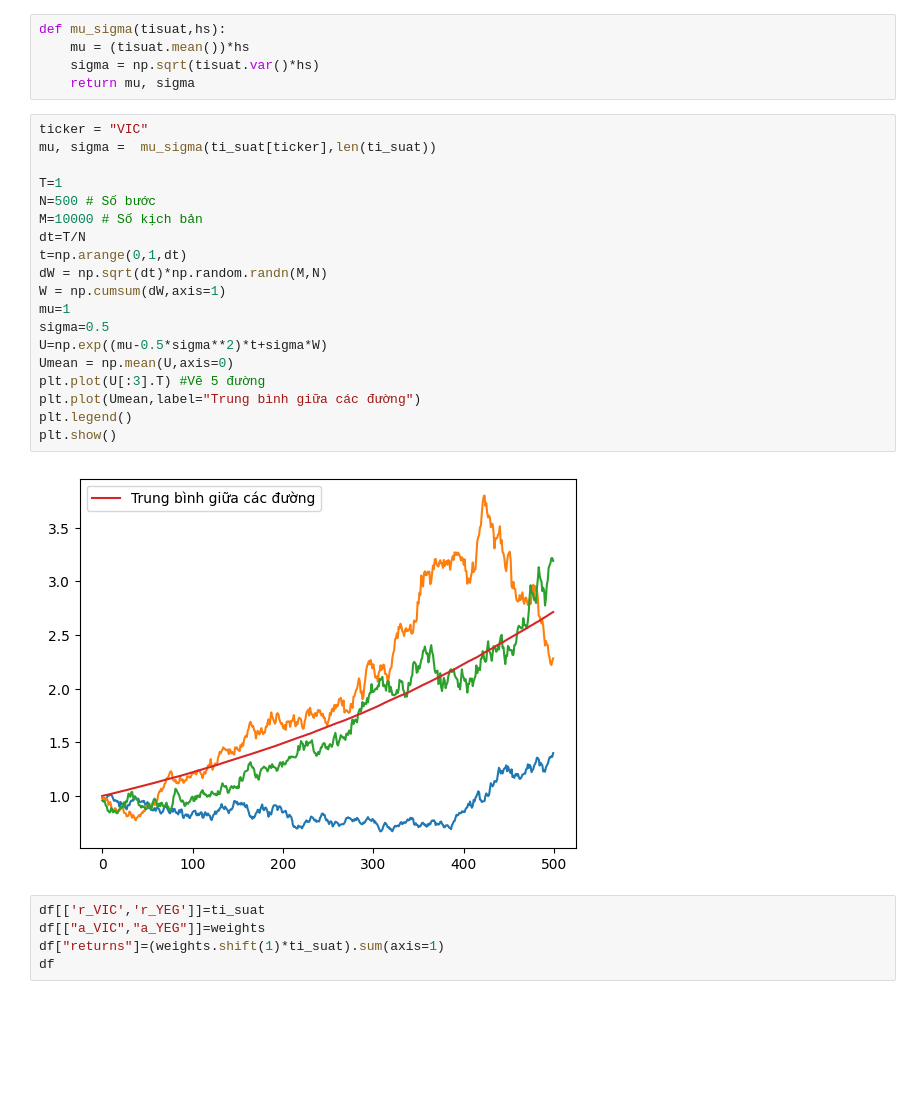
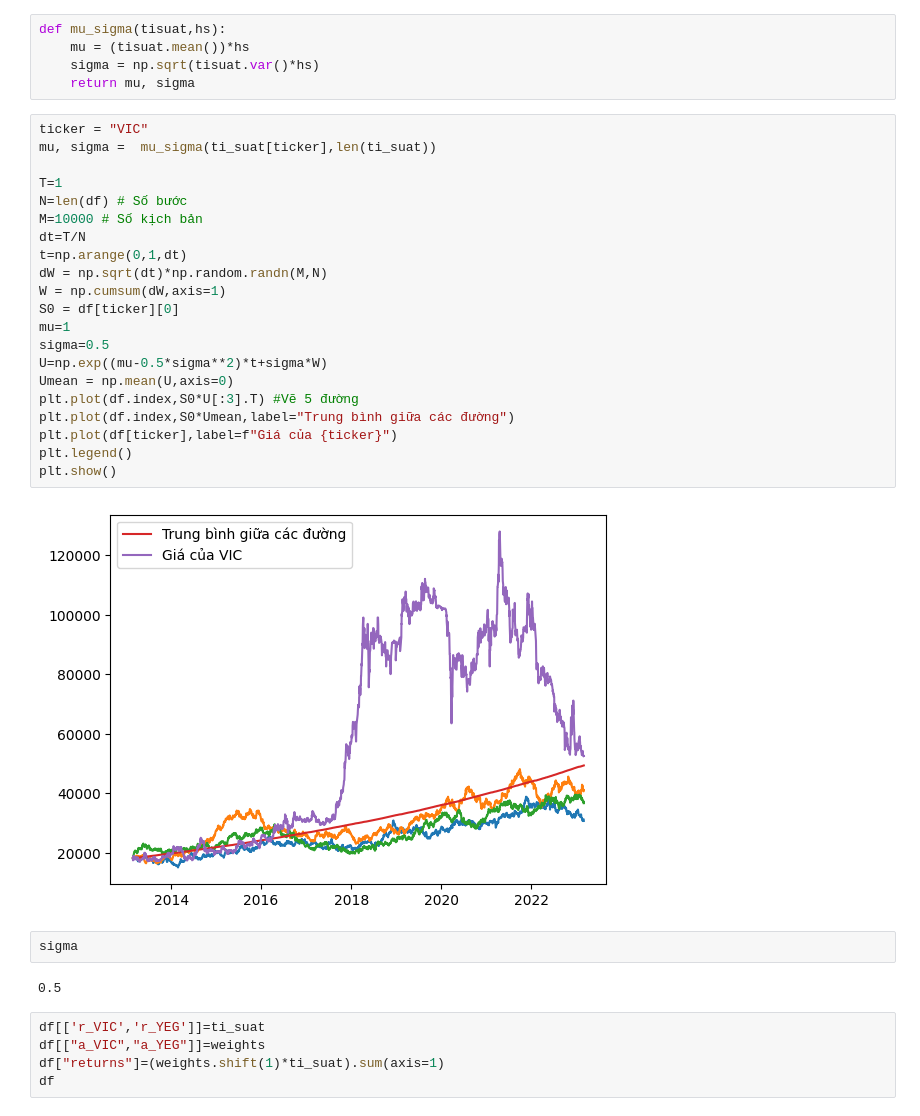
Before and after one commit to khanhtrinh2003/Financial-mathematics, a Jupyter notebook: kiem_tra.ipynb, the cells around one changed output. Saved outputs shown, nothing was run; the diff lists cells and outputs as text; blank space fills up the shorter version.

```diff
--- a/kiem_tra.ipynb
+++ b/kiem_tra.ipynb
@@ -143,24 +143,30 @@ def mu_sigma(tisuat,hs):
 # %%
 ticker = "VIC"
 mu, sigma =  mu_sigma(ti_suat[ticker],len(ti_suat))
 
 T=1
-N=500 # Số bước
+N=len(df) # Số bước
 M=10000 # Số kịch bản
 dt=T/N
 t=np.arange(0,1,dt)
 dW = np.sqrt(dt)*np.random.randn(M,N)
 W = np.cumsum(dW,axis=1)
+S0 = df[ticker][0]
 mu=1
 sigma=0.5
 U=np.exp((mu-0.5*sigma**2)*t+sigma*W)
 Umean = np.mean(U,axis=0)
-plt.plot(U[:3].T) #Vẽ 5 đường
-plt.plot(Umean,label="Trung bình giữa các đường")
+plt.plot(df.index,S0*U[:3].T) #Vẽ 5 đường
+plt.plot(df.index,S0*Umean,label="Trung bình giữa các đường")
+plt.plot(df[ticker],label=f"Giá của {ticker}")
 plt.legend()
 plt.show()
 # %% [output]
-[figure, old version]
+[figure, new version]
+# %%
+sigma
+# %% [output]
+0.5
 # %%
 df[['r_VIC','r_YEG']]=ti_suat
 df[["a_VIC","a_YEG"]]=weights
```
